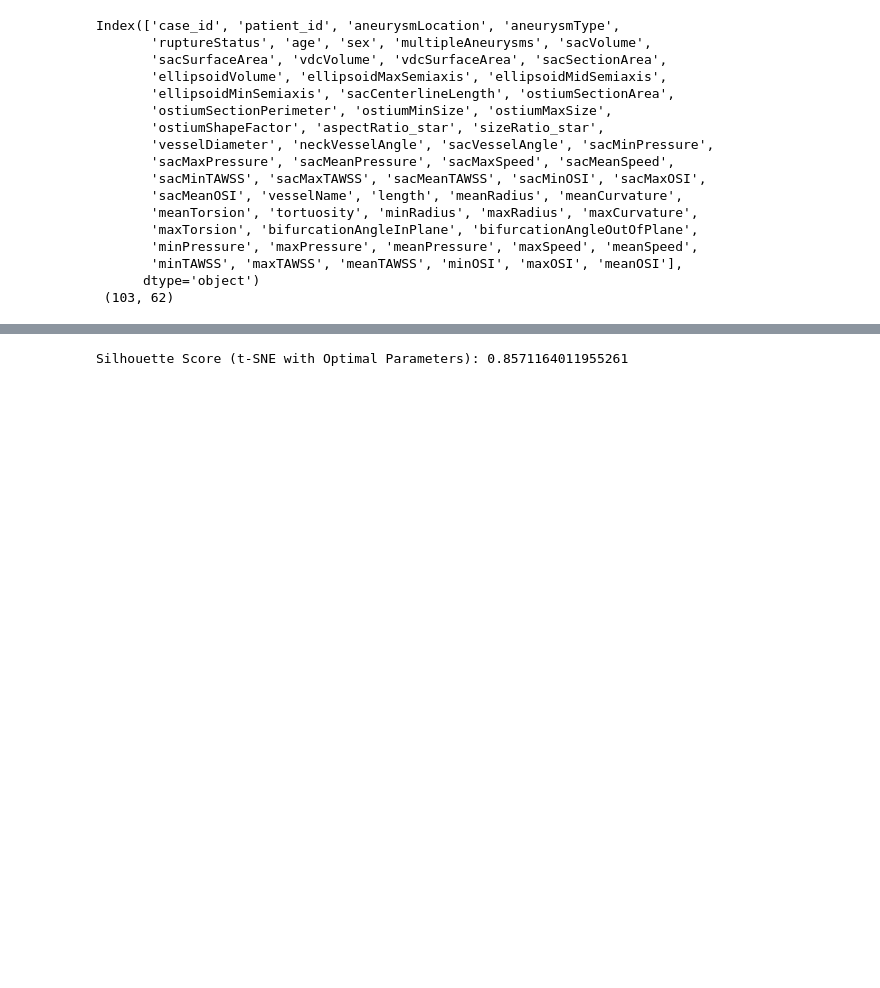
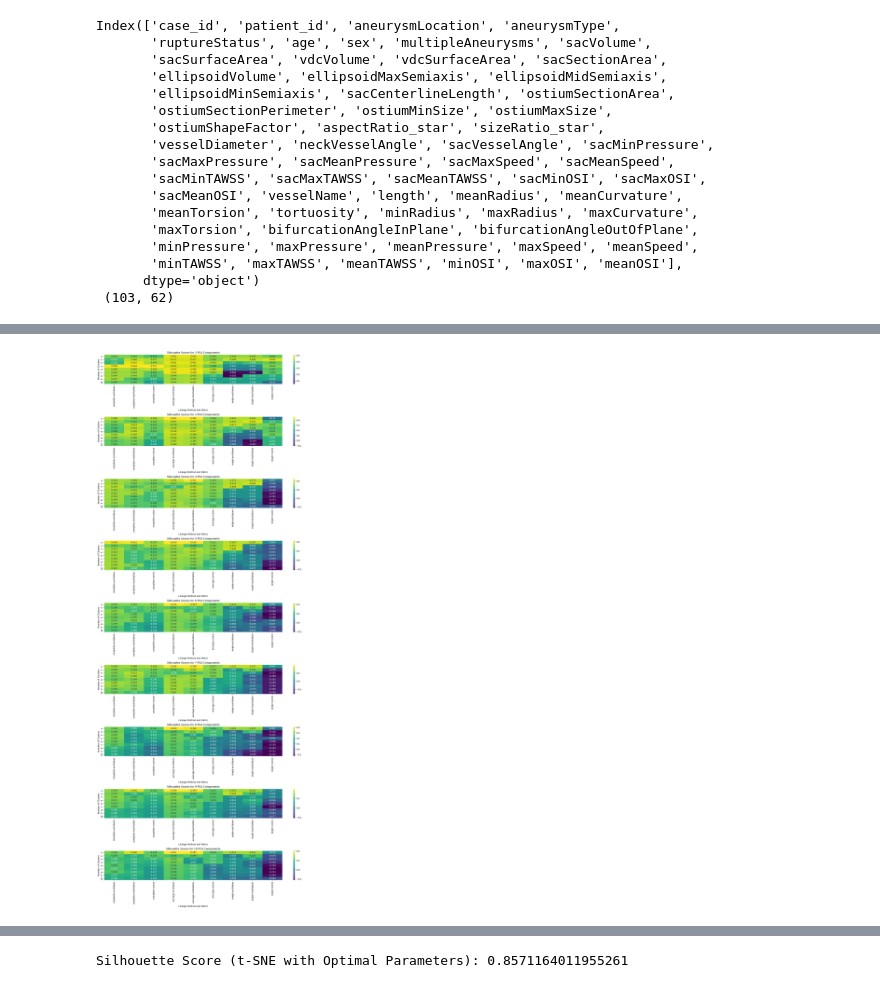
Before and after one commit to shrinitbabel/Aneurysm-CFD-Supervised-Clustering, a Jupyter notebook: Aneurysm EDA.ipynb, the cells around one changed output, grey strips where cells are left out. Saved outputs shown, nothing was run; the diff lists cells and outputs as text; code cells hidden in the pictures; blank space fills up the shorter version.

```diff
--- a/Aneurysm EDA.ipynb
+++ b/Aneurysm EDA.ipynb
@@ -124,6 +118,60 @@ data.fillna(-1, inplace=True)
 # Scale the data
 scaler = StandardScaler()
 scaled_data = scaler.fit_transform(data)
+# %%
+import pandas as pd
+import numpy as np
+from sklearn.cluster import AgglomerativeClustering
+from sklearn.metrics import silhouette_score
+from sklearn.preprocessing import StandardScaler
+from sklearn.decomposition import PCA
+import seaborn as sns
+import matplotlib.pyplot as plt
+from sklearn.impute import SimpleImputer
+
+
+
+# Define the parameter grid
+linkages = ['complete', 'average', 'single']
+distance_metrics = ['euclidean', 'manhattan', 'cosine']
+n_clusters = range(2, 11)
+n_pca_components = range(2, 11)
+
+# Initialize the results dictionary for each PCA component count
+pca_results = {}
+
+# Perform PCA, Agglomerative Clustering, and Silhouette Scoring
+for n_components in n_pca_components:
+    pca = PCA(n_components=n_components)
+    pca_data = pca.fit_transform(scaled_data)
+
+    results = {}
+    for linkage in linkages:
+        for metric in distance_metrics:
+            silhouette_scores = []
+            for n in n_clusters:
+                clustering = AgglomerativeClustering(n_clusters=n, linkage=linkage, metric=metric)
+                cluster_labels = clustering.fit_predict(pca_data)
+                silhouette_avg = silhouette_score(pca_data, cluster_labels)
+                silhouette_scores.append(silhouette_avg)
+
+            results[(linkage, metric)] = silhouette_scores
+
+    pca_results[n_components] = pd.DataFrame(results, index=n_clusters)
+
+# Plot heatmaps for each PCA component count
+fig, axes = plt.subplots(len(n_pca_components), 1, figsize=(15, len(n_pca_components) * 4))
+
+for i, n_components in enumerate(n_pca_components):
+    sns.heatmap(pca_results[n_components], annot=True, fmt=".3f", cmap='viridis', ax=axes[i])
+    axes[i].set_title(f'Silhouette Scores for {n_components} PCA Components')
+    axes[i].set_xlabel('Linkage Method and Metric')
+    axes[i].set_ylabel('Number of Clusters')
+
+plt.tight_layout()
+plt.show()
+# %% [output]
+[figure, added]
 # %%
 import pandas as pd
 import numpy as np
```
Also changed, not shown: parts of 15 cells of this notebook, 3 other files.
